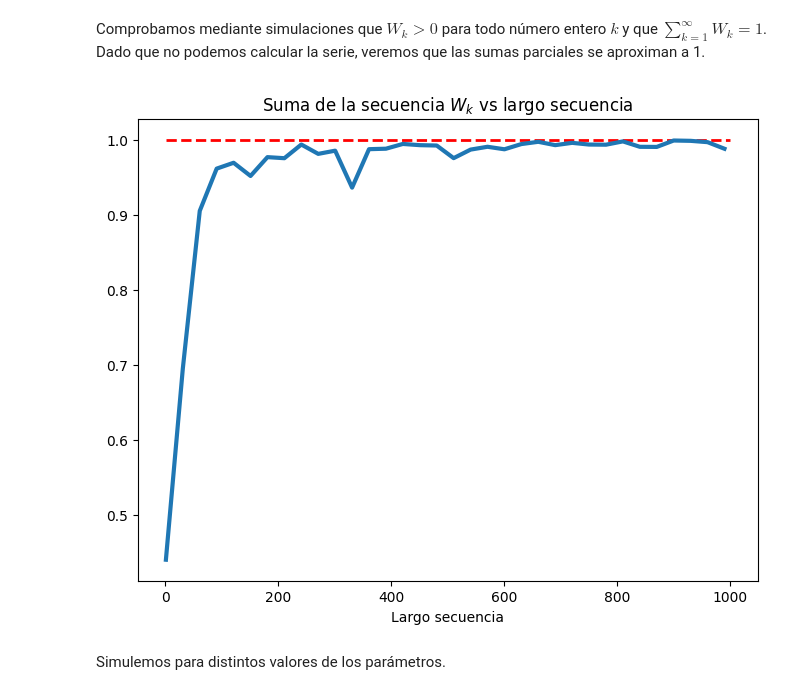
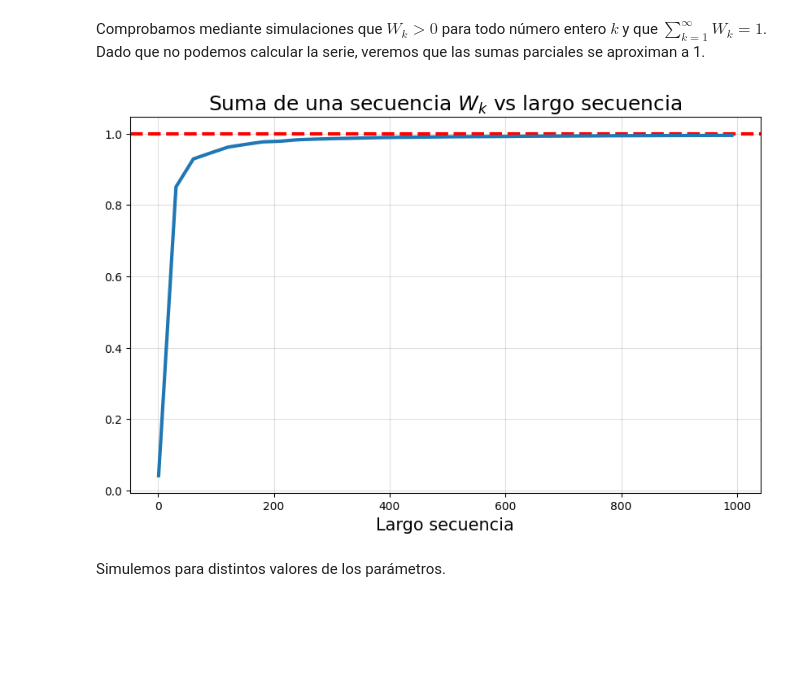
Before and after one commit to AlejandroVillazonG/MAT468, a Jupyter notebook: certamen/P3/P3_a.ipynb, the cells around one changed output. Drawn from its saved outputs; the diff is of its cells as text; code cells hidden in the pictures; blank space fills up the shorter version.

```diff
--- a/certamen/P3/P3_a.ipynb
+++ b/certamen/P3/P3_a.ipynb
@@ -12,7 +11,7 @@ from scipy.stats import beta
 Definimos las funciones que nos generan las secuencias $S_k$ y $W_k$ de forma parametrizada en $\alpha$ y $\theta$.
 # %%
 def simular_seq_S_k(k, alpha, theta):
-    return np.array([beta(1-alpha, theta+alpha*i).rvs(1) for i in range(1, k+1)])
+    return np.random.beta(1-alpha, theta+alpha*np.arange(1, k+1))
 
 def simular_seq_W_k(k, alpha, theta):
     Ss_k = simular_seq_S_k(k, alpha, theta)
@@ -30,12 +29,13 @@ for i in range(1, n_ks, 30):
         print(r'Existe $\W_k\leq0$')
     sum_W_k.append(simular_seq_W_k(i, alpha, theta).sum())
 # %%
-plt.figure(figsize=(8,6))
-plt.plot([1,n_ks],[1,1], lw=2, c='r', ls='--')
+plt.figure(figsize=(10,6))
+plt.axhline(1, lw=3, c='r', ls='--')
 plt.plot(range(1,n_ks,30), sum_W_k, lw=3)
-plt.title(r'Suma de la secuencia $W_k$ vs largo secuencia')
-plt.xlabel('Largo secuencia');
+plt.title(r'Suma de una secuencia $W_k$ vs largo secuencia', size=18)
+plt.xlabel('Largo secuencia', size=15)
+plt.grid(alpha=0.4);
 # %% [output]
-[figure, old version]
+[figure, new version]
 # %% [markdown]
 Simulemos para distintos valores de los parámetros.
```
Also changed, not shown: parts of 7 cells of this notebook, 3 other files.
